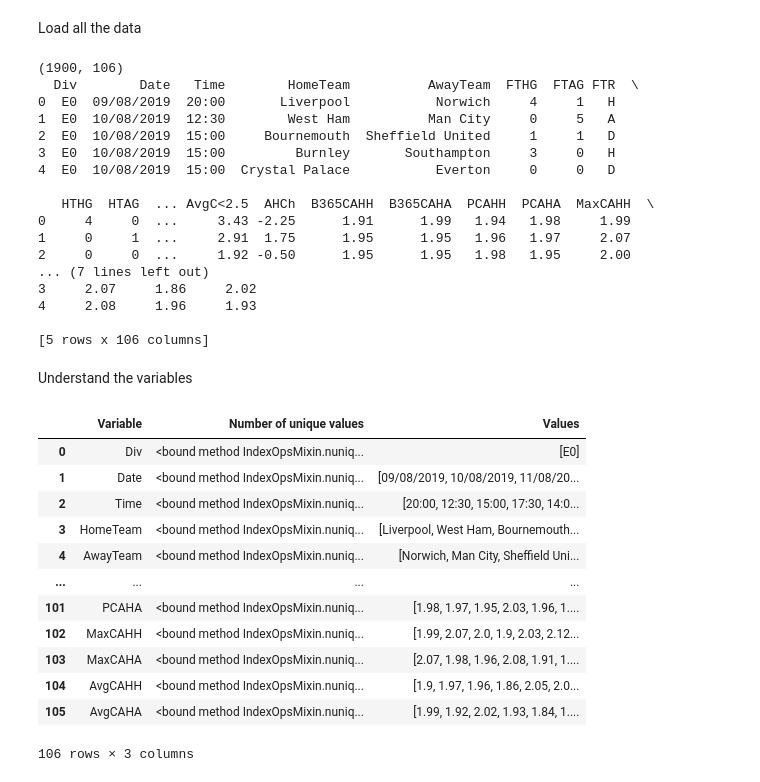
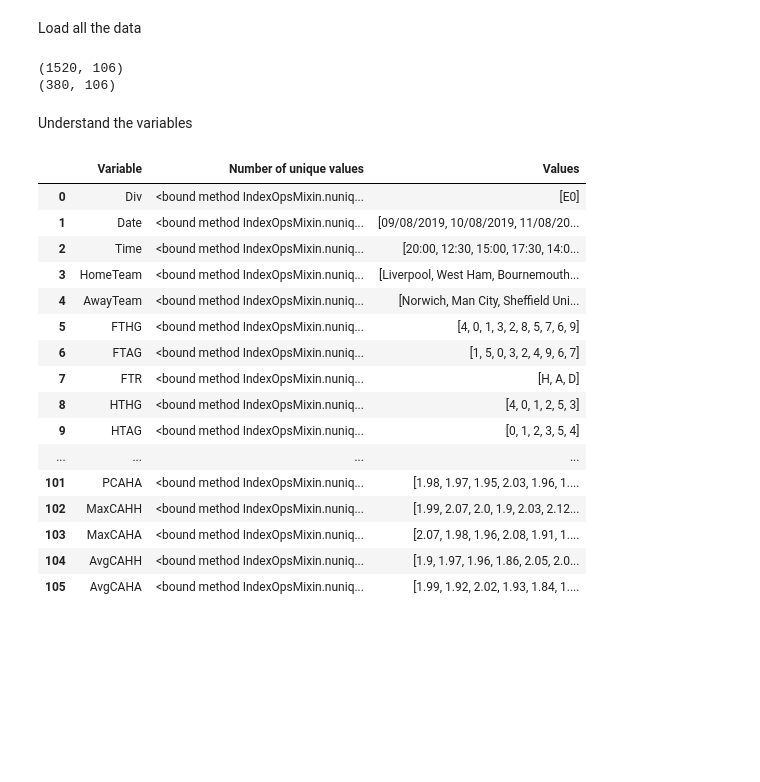
Before and after one commit to DoNguyenHung/EPL-Match-Data, a Jupyter notebook: EDA.ipynb, the cells around one changed output. Cells and saved outputs as stored; diff of their text form; code cells hidden in the pictures; blank space fills up the shorter version.

```diff
--- a/EDA.ipynb
+++ b/EDA.ipynb
@@ -5,59 +5,55 @@ import matplotlib as plt
 import seaborn as sns
+# %%
+pd.set_option('display.max_rows', None)
+pd.set_option('display.max_columns', None)
 # %% [markdown]
 Load all the data
 # %%
-files = ['2019-2020.csv', '2020-2021.csv', '2021-2022.csv',
-              '2022-2023.csv', '2023-2024.csv']
+files_train = ['2019-2020.csv', '2020-2021.csv', '2021-2022.csv',
+              '2022-2023.csv']
 
-df = pd.DataFrame()
+files_valid = '2023-2024.csv'
 
-for file in files:
+df_train = pd.DataFrame()
+
+for file in files_train:
     temp = pd.read_csv(file)
-    df = pd.concat([df, temp], axis = 0)
+    df_train = pd.concat([df_train, temp], axis = 0)
 
-print(df.shape)
-print(df.head())
+df_valid = pd.read_csv(files_valid)
+
+print(df_train.shape)
+print(df_valid.shape)
 # %% [output]
-(1900, 106)
-  Div        Date   Time        HomeTeam          AwayTeam  FTHG  FTAG FTR  \
-0  E0  09/08/2019  20:00       Liverpool           Norwich     4     1   H
-1  E0  10/08/2019  12:30        West Ham          Man City     0     5   A
-2  E0  10/08/2019  15:00     Bournemouth  Sheffield United     1     1   D
-3  E0  10/08/2019  15:00         Burnley       Southampton     3     0   H
-4  E0  10/08/2019  15:00  Crystal Palace           Everton     0     0   D
-
-   HTHG  HTAG  ... AvgC<2.5  AHCh  B365CAHH  B365CAHA  PCAHH  PCAHA  MaxCAHH  \
-0     4     0  ...     3.43 -2.25      1.91      1.99   1.94   1.98     1.99
-1     0     1  ...     2.91  1.75      1.95      1.95   1.96   1.97     2.07
-2     0     0  ...     1.92 -0.50      1.95      1.95   1.98   1.95     2.00
-... (7 lines left out)
-3     2.07     1.86     2.02
-4     2.08     1.96     1.93
-
-[5 rows x 106 columns]
+(1520, 106)
+(380, 106)
 # %% [markdown]
 Understand the variables
 # %%
 variables = pd.DataFrame(columns=['Variable', 'Number of unique values', 'Values'])
 
-for i, var in enumerate(df.columns):
-    variables.loc[i] = [var, df[var].nunique, df[var].unique().tolist()]
+for i, var in enumerate(df_train.columns):
+    variables.loc[i] = [var, df_train[var].nunique, df_train[var].unique().tolist()]
 
 variables
 # %% [output]
 |  | Variable | Number of unique values | Values |
 | 0 | Div | <bound method IndexOpsMixin.nuniq... | [E0] |
 | 1 | Date | <bound method IndexOpsMixin.nuniq... | [09/08/2019, 10/08/2019, 11/08/20... |
 | 2 | Time | <bound method IndexOpsMixin.nuniq... | [20:00, 12:30, 15:00, 17:30, 14:0... |
 | 3 | HomeTeam | <bound method IndexOpsMixin.nuniq... | [Liverpool, West Ham, Bournemouth... |
 | 4 | AwayTeam | <bound method IndexOpsMixin.nuniq... | [Norwich, Man City, Sheffield Uni... |
+| 5 | FTHG | <bound method IndexOpsMixin.nuniq... | [4, 0, 1, 3, 2, 8, 5, 7, 6, 9] |
+| 6 | FTAG | <bound method IndexOpsMixin.nuniq... | [1, 5, 0, 3, 2, 4, 9, 6, 7] |
+| 7 | FTR | <bound method IndexOpsMixin.nuniq... | [H, A, D] |
+| 8 | HTHG | <bound method IndexOpsMixin.nuniq... | [4, 0, 1, 2, 5, 3] |
+| 9 | HTAG | <bound method IndexOpsMixin.nuniq... | [0, 1, 2, 3, 5, 4] |
 | ... | ... | ... | ... |
 | 101 | PCAHA | <bound method IndexOpsMixin.nuniq... | [1.98, 1.97, 1.95, 2.03, 1.96, 1.... |
 | 102 | MaxCAHH | <bound method IndexOpsMixin.nuniq... | [1.99, 2.07, 2.0, 1.9, 2.03, 2.12... |
 | 103 | MaxCAHA | <bound method IndexOpsMixin.nuniq... | [2.07, 1.98, 1.96, 2.08, 1.91, 1.... |
 | 104 | AvgCAHH | <bound method IndexOpsMixin.nuniq... | [1.9, 1.97, 1.96, 1.86, 2.05, 2.0... |
 | 105 | AvgCAHA | <bound method IndexOpsMixin.nuniq... | [1.99, 1.92, 2.02, 1.93, 1.84, 1.... |
-106 rows × 3 columns
 # %% [markdown]
 ### Data Dictionary
 
```
Also changed, not shown: parts of 13 cells of this notebook.
